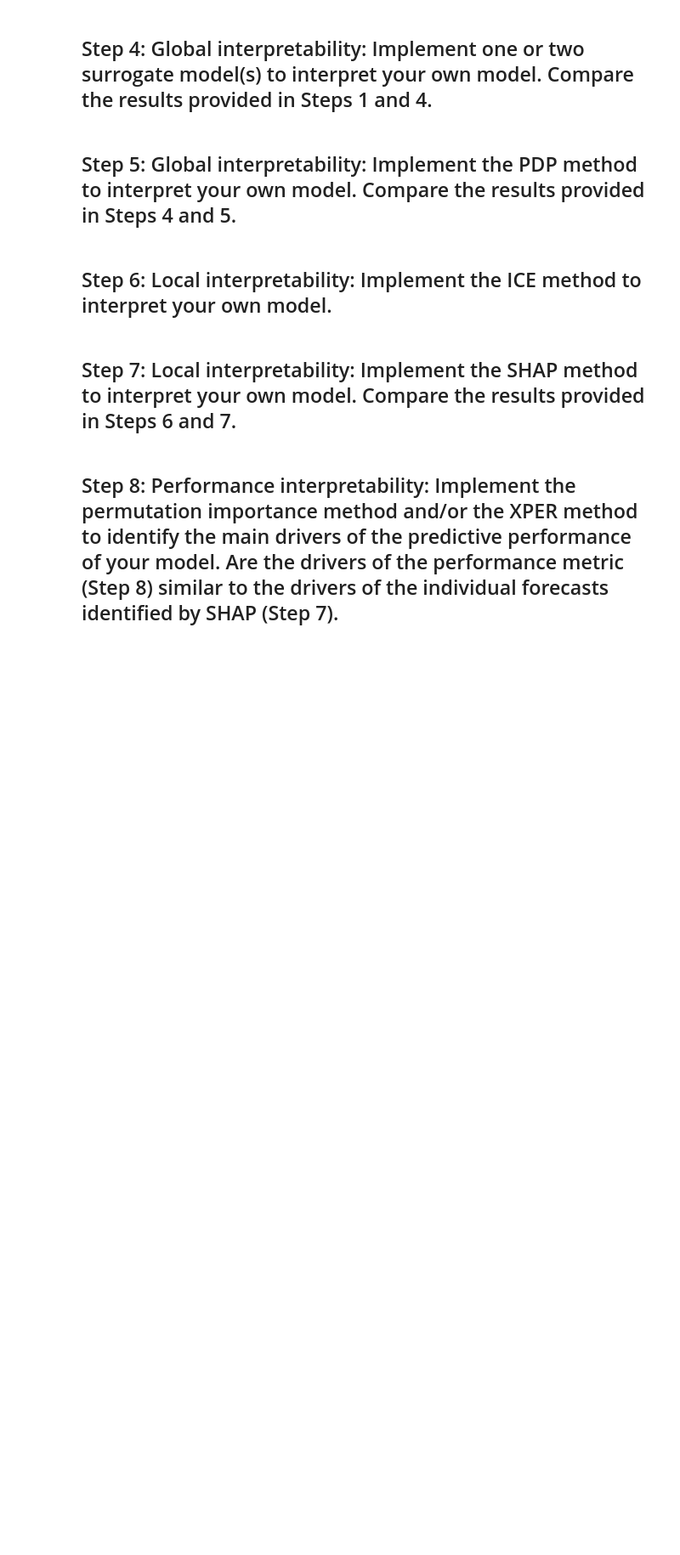
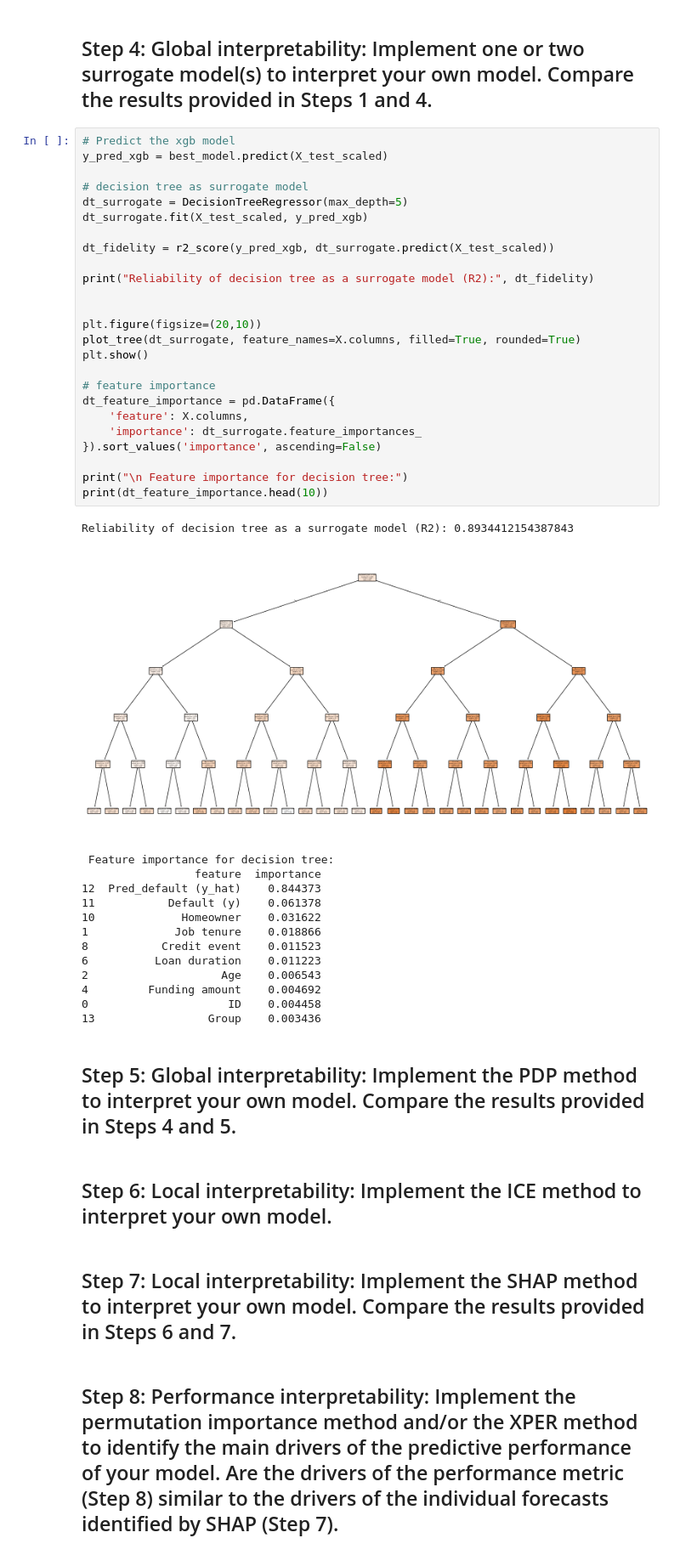
Before and after one commit to agossetX/interpretability_algorithmic_fairness_group_2, a Jupyter notebook: main.ipynb, the cells around one changed output. Shown at 85% size. Drawn from its saved outputs; the diff is of its cells as text; blank space fills up the shorter version.

```diff
--- a/main.ipynb
+++ b/main.ipynb
@@ -15,5 +119,45 @@ df = pd.read_excel('dataproject2024.xlsx')
 # %% [markdown]
 ## Step 4: Global interpretability: Implement one or two surrogate model(s) to interpret your own model. Compare the results provided in Steps 1 and 4.
+# %%
+# Predict the xgb model
+y_pred_xgb = best_model.predict(X_test_scaled)
+
+# decision tree as surrogate model
+dt_surrogate = DecisionTreeRegressor(max_depth=5)
+dt_surrogate.fit(X_test_scaled, y_pred_xgb)
+
+dt_fidelity = r2_score(y_pred_xgb, dt_surrogate.predict(X_test_scaled))
+
+print("Reliability of decision tree as a surrogate model (R2):", dt_fidelity)
+
+
+plt.figure(figsize=(20,10))
+plot_tree(dt_surrogate, feature_names=X.columns, filled=True, rounded=True)
+plt.show()
+
+# feature importance
+dt_feature_importance = pd.DataFrame({
+    'feature': X.columns,
+    'importance': dt_surrogate.feature_importances_
+}).sort_values('importance', ascending=False)
+
+print("\n Feature importance for decision tree:")
+print(dt_feature_importance.head(10))
+# %% [output]
+Reliability of decision tree as a surrogate model (R2): 0.8934412154387843
+[figure, added]
+ Feature importance for decision tree:
+                 feature  importance
+12  Pred_default (y_hat)    0.844373
+11           Default (y)    0.061378
+10             Homeowner    0.031622
+1             Job tenure    0.018866
+8           Credit event    0.011523
+6          Loan duration    0.011223
+2                    Age    0.006543
+4         Funding amount    0.004692
+0                     ID    0.004458
+13                 Group    0.003436
 # %% [markdown]
 ## Step 5: Global interpretability: Implement the PDP method to interpret your own model. Compare the results provided in Steps 4 and 5.
 # %% [markdown]
```
Also changed, not shown: parts of 8 cells of this notebook.
